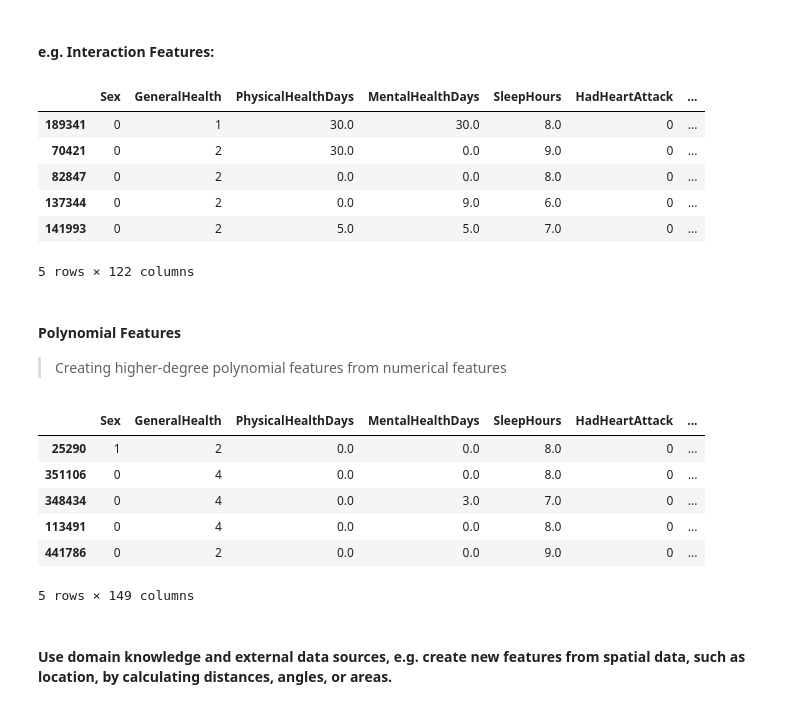
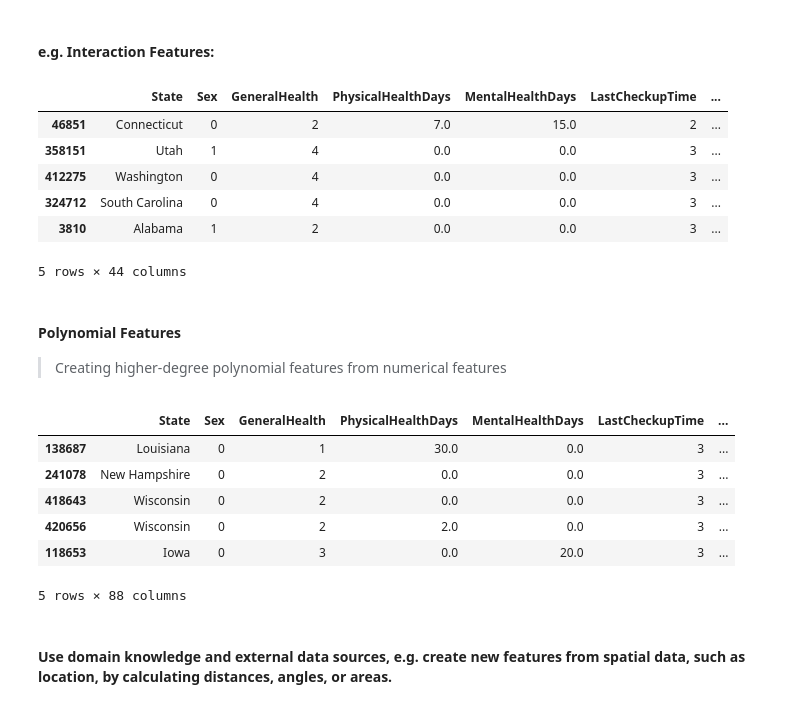
Before and after one commit to MaxChiu1122/ML-Project-with-Cathay-Life, a Jupyter notebook: notebooks/02_feature_engineering.ipynb, the cells around one changed output. Cells and saved outputs as stored; diff of their text form; code cells hidden in the pictures.

Commit message:
update features encoding

```diff
--- a/notebooks/02_feature_engineering.ipynb
+++ b/notebooks/02_feature_engineering.ipynb
@@ -57,15 +58,0 @@ memory usage: 141.7+ MB
-# %%
-# Label Encoding for ordinal categorical variables (e.g., 'Sex', 'GeneralHealth')
-label_cols = ['Sex', 'GeneralHealth', 'HadHeartAttack', 'SmokerStatus', 'ECigaretteUsage',
-              'AlcoholDrinkers', 'HIVTesting', 'FluVaxLast12', 'PneumoVaxEver',
-              'TetanusLast10Tdap', 'HighRiskLastYear', 'CovidPos']
-
-numerical_columns = ['HeightInMeters', 'WeightInKilograms', 'BMI', 'SleepHours',
-                     'MentalHealthDays', 'PhysicalHealthDays']
-
-le = LabelEncoder()
-
-for col in label_cols:
-    df[col] = le.fit_transform(df[col])
-
-df.sample(5)
@@ -82,8 +58,0 @@ df.sample(5)
-# %%
-# One-Hot Encoding for nominal categorical variables
-df = pd.get_dummies(df, columns=['State', 'RaceEthnicityCategory', 'AgeCategory', 'BMI_Category', 'SleepHours_Category', 'LastCheckupTime',
-                                'PhysicalActivities', 'RemovedTeeth', 'HadAngina', 'HadStroke', 'HadAsthma', 'HadSkinCancer', 'HadCOPD',
-                                'HadDepressiveDisorder', 'HadKidneyDisease', 'HadArthritis', 'HadDiabetes', 'DeafOrHardOfHearing', 'BlindOrVisionDifficulty', 'DifficultyConcentrating',
-                                'DifficultyWalking', 'DifficultyDressingBathing', 'DifficultyErrands', 'ChestScan'], drop_first=True)
-
-df.sample(5)
@@ -103,0 +84,4 @@ df.sample(5)
+# %%
+os.chdir('..')  # Go up one level if needed to reach the root
+from src.feature_engineering.encoding import encode_features
+df = encode_features(df)
@@ -112,34 +118,35 @@ df['BMI_Height_Interaction'] = df['BMI'] * df['HeightInMeters']
 
 df.sample(5)
 # %% [output]
-|  | Sex | GeneralHealth | PhysicalHealthDays | MentalHealthDays | SleepHours | HadHeartAttack | ... |
-| 189341 | 0 | 1 | 30.0 | 30.0 | 8.0 | 0 | ... |
-| 70421 | 0 | 2 | 30.0 | 0.0 | 9.0 | 0 | ... |
-| 82847 | 0 | 2 | 0.0 | 0.0 | 8.0 | 0 | ... |
-| 137344 | 0 | 2 | 0.0 | 9.0 | 6.0 | 0 | ... |
-| 141993 | 0 | 2 | 5.0 | 5.0 | 7.0 | 0 | ... |
+|  | State | Sex | GeneralHealth | PhysicalHealthDays | MentalHealthDays | LastCheckupTime | ... |
+| 46851 | Connecticut | 0 | 2 | 7.0 | 15.0 | 2 | ... |
+| 358151 | Utah | 1 | 4 | 0.0 | 0.0 | 3 | ... |
+| 412275 | Washington | 0 | 4 | 0.0 | 0.0 | 3 | ... |
+| 324712 | South Carolina | 0 | 4 | 0.0 | 0.0 | 3 | ... |
+| 3810 | Alabama | 1 | 2 | 0.0 | 0.0 | 3 | ... |
-5 rows × 122 columns
+5 rows × 44 columns
 # %% [markdown]
 #### Polynomial Features
 > Creating higher-degree polynomial features from numerical features
 # %%
+numerical_columns = df.select_dtypes(include=['float64']).columns.tolist()
 poly = PolynomialFeatures(degree=2, include_bias=False)
 poly_features = poly.fit_transform(df[numerical_columns])
 
 # Create new column names for the polynomial features
 poly_features_df = pd.DataFrame(poly_features, columns=poly.get_feature_names_out(numerical_columns))
 
 # Concatenate the new polynomial features to the original DataFrame
 df = pd.concat([df, poly_features_df], axis=1)
 df.sample(5)
 # %% [output]
-|  | Sex | GeneralHealth | PhysicalHealthDays | MentalHealthDays | SleepHours | HadHeartAttack | ... |
-| 25290 | 1 | 2 | 0.0 | 0.0 | 8.0 | 0 | ... |
-| 351106 | 0 | 4 | 0.0 | 0.0 | 8.0 | 0 | ... |
-| 348434 | 0 | 4 | 0.0 | 3.0 | 7.0 | 0 | ... |
-| 113491 | 0 | 4 | 0.0 | 0.0 | 8.0 | 0 | ... |
-| 441786 | 0 | 2 | 0.0 | 0.0 | 9.0 | 0 | ... |
+|  | State | Sex | GeneralHealth | PhysicalHealthDays | MentalHealthDays | LastCheckupTime | ... |
+| 138687 | Louisiana | 0 | 1 | 30.0 | 0.0 | 3 | ... |
+| 241078 | New Hampshire | 0 | 2 | 0.0 | 0.0 | 3 | ... |
+| 418643 | Wisconsin | 0 | 2 | 0.0 | 0.0 | 3 | ... |
+| 420656 | Wisconsin | 0 | 2 | 2.0 | 0.0 | 3 | ... |
+| 118653 | Iowa | 0 | 3 | 0.0 | 20.0 | 3 | ... |
-5 rows × 149 columns
+5 rows × 88 columns
 # %% [markdown]
 #### Use domain knowledge and external data sources, e.g. create new features from spatial data, such as location, by calculating distances, angles, or areas.
 # %% [markdown]
```
Also changed, not shown: parts of 14 cells of this notebook, 3 other files.
